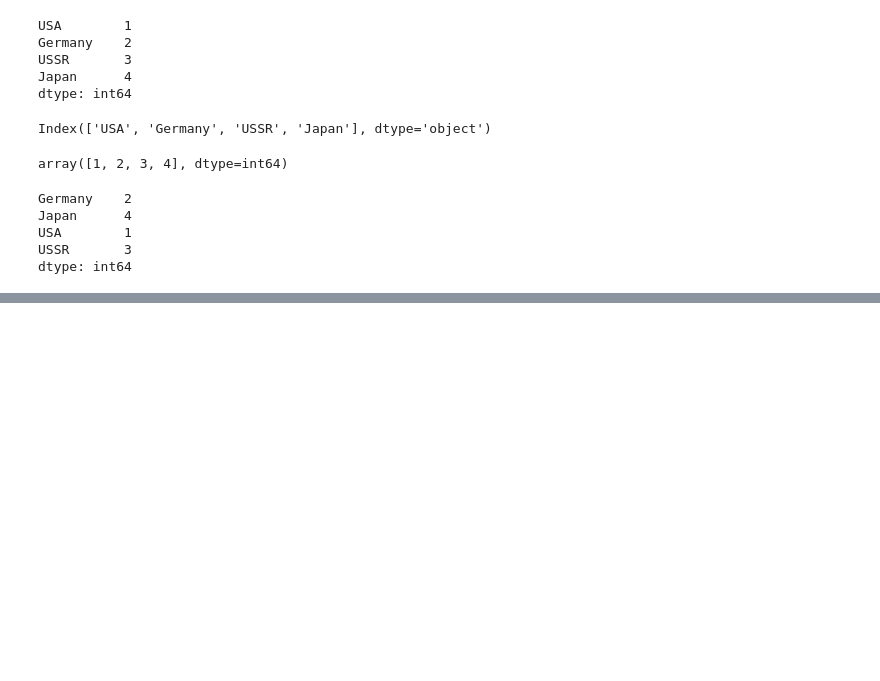
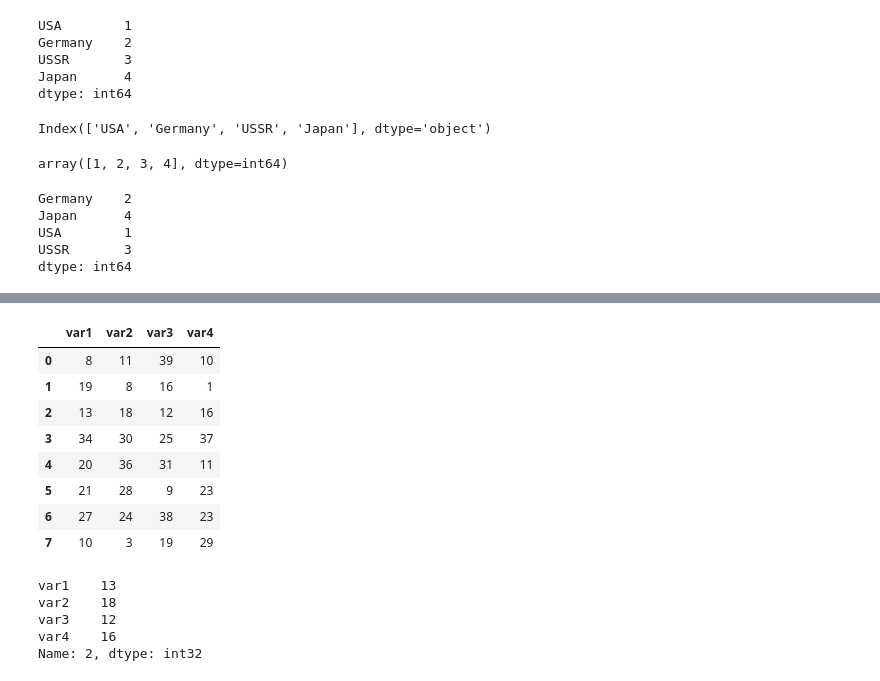
Before and after one commit to MevlutYildiz77/Numpy, a Jupyter notebook: numpy_in_class.ipynb, the cells around one changed output, grey strips where cells are left out. Saved outputs shown, nothing was run; the diff lists cells and outputs as text; code cells hidden in the pictures; blank space fills up the shorter version.

```diff
--- a/numpy_in_class.ipynb
+++ b/numpy_in_class.ipynb
@@ -437,0 +820,22 @@ dtype: int64
+# %%
+m=np.random.randint(1,40, size=(8,4))
+df4 = pd.DataFrame(m, columns = ["var1","var2","var3",'var4'])
+df4
+# %% [output]
+|  | var1 | var2 | var3 | var4 |
+| 0 | 8 | 11 | 39 | 10 |
+| 1 | 19 | 8 | 16 | 1 |
+| 2 | 13 | 18 | 12 | 16 |
+| 3 | 34 | 30 | 25 | 37 |
+| 4 | 20 | 36 | 31 | 11 |
+| 5 | 21 | 28 | 9 | 23 |
+| 6 | 27 | 24 | 38 | 23 |
+| 7 | 10 | 3 | 19 | 29 |
+# %%
+df4.loc[2]
+# %% [output]
+var1    13
+var2    18
+var3    12
+var4    16
+Name: 2, dtype: int32
```
Also changed, not shown: parts of 51 cells of this notebook.
